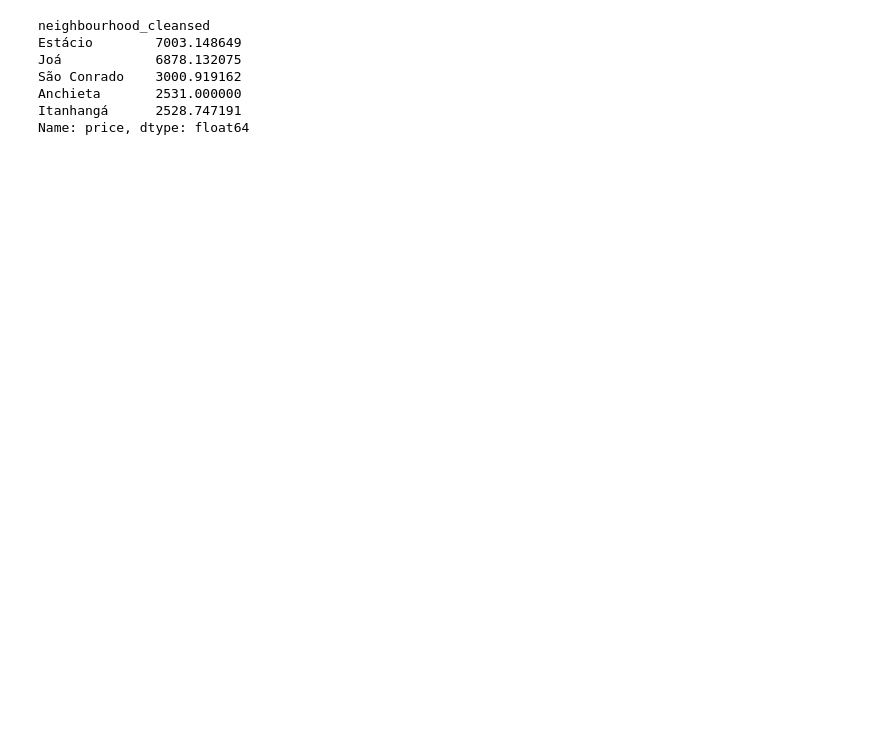
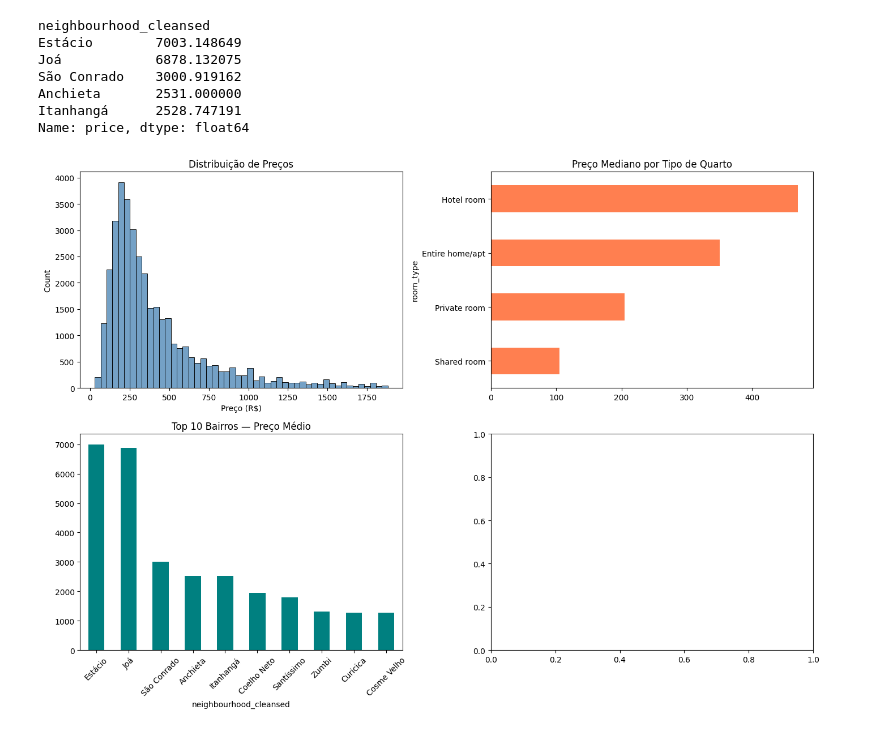
Before and after one commit to KaikyLima/mestrado, a Jupyter notebook: cienciaDados/atv1/nbAtv1.ipynb, the cells around one changed output. Drawn from its saved outputs; the diff is of its cells as text; code cells hidden in the pictures; blank space fills up the shorter version.

```diff
--- a/cienciaDados/atv1/nbAtv1.ipynb
+++ b/cienciaDados/atv1/nbAtv1.ipynb
@@ -205,3 +213,41 @@ São Conrado    3000.919162
 Anchieta       2531.000000
 Itanhangá      2528.747191
 Name: price, dtype: float64
+# %%
+# Preço por pessoa
+df['price_per_person'] = df['price'] / df['accommodates']
+
+# Faixa de preço
+df['faixa_preco'] = pd.cut(df['price'],
+    bins=[0, 150, 400, float('inf')],
+    labels=['Barato', 'Médio', 'Caro'])
+
+# Superhost como binário
+df['is_superhost'] = (df['host_is_superhost'] == 't').astype(int)
+# %%
+import matplotlib.pyplot as plt
+import seaborn as sns
+
+fig, axes = plt.subplots(2, 2, figsize=(14, 10))
+
+# 1. Distribuição de preços (sem outliers)
+df_sem_outlier = df[df['price'] < df['price'].quantile(0.95)]
+sns.histplot(df_sem_outlier['price'], bins=50, ax=axes[0,0], color='steelblue')
+axes[0,0].set_title('Distribuição de Preços')
+axes[0,0].set_xlabel('Preço (R$)')
+
+# 2. Preço médio por tipo de quarto
+medias = df.groupby('room_type')['price'].median().sort_values()
+medias.plot(kind='barh', ax=axes[0,1], color='coral')
+axes[0,1].set_title('Preço Mediano por Tipo de Quarto')
+
+# 3. Top 10 bairros mais caros
+top_bairros = df.groupby('neighbourhood_cleansed')['price'].mean().nlargest(10)
+top_bairros.plot(kind='bar', ax=axes[1,0], color='teal')
+axes[1,0].set_title('Top 10 Bairros — Preço Médio')
+axes[1,0].tick_params(axis='x', rotation=45)
+
+plt.tight_layout()
+plt.show()
+# %% [output]
+[figure, added]
```
Also changed, not shown: parts of 1 cell of this notebook, 1 other file.
